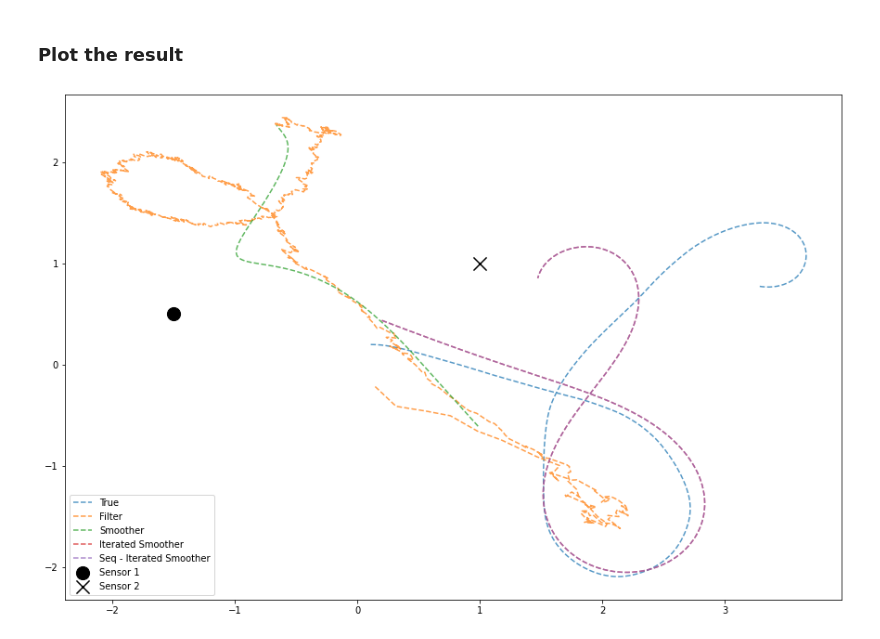
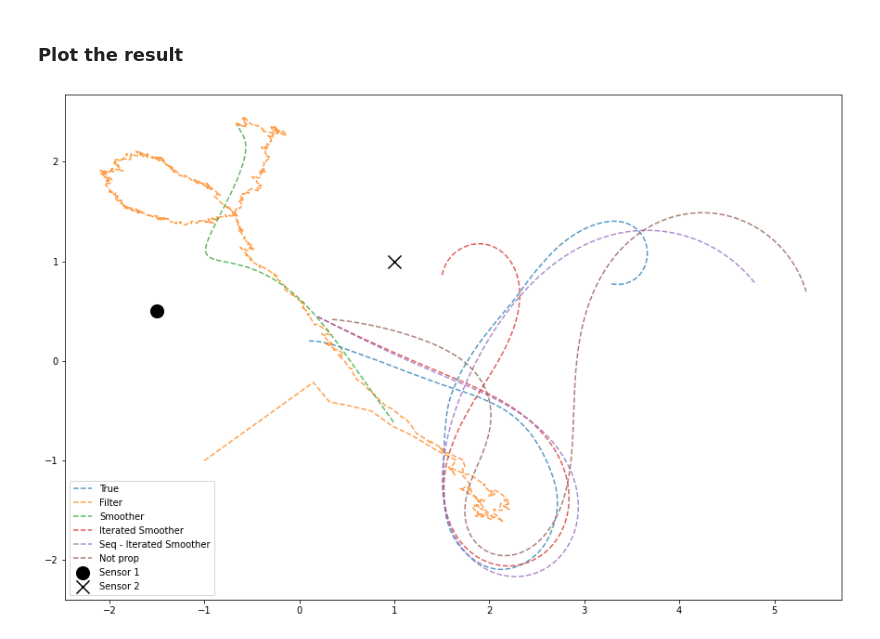
Before and after one commit to EEA-sensors/parallel-non-linear-gaussian-smoothers, a Jupyter notebook: notebooks/cubature_example.ipynb, the cells around one changed output. Drawn from its saved outputs; the diff is of its cells as text; code cells hidden in the pictures.

Commit message:
Added loglikelihood for the sequential methods + added possibility of not propagating initial step + corrected linearization at initial step

```diff
--- a/notebooks/cubature_example.ipynb
+++ b/notebooks/cubature_example.ipynb
@@ -49,7 +51,7 @@ initial_guess = MVNormalParameters(m, P)
 # %% [markdown]
 Run the filter
 # %%
-initial_states = MVNormalParameters(jnp.zeros((T, 5)), jnp.repeat(jnp.eye(5).reshape(1, 5, 5), T, axis=0))
+initial_states = MVNormalParameters(jnp.zeros((T+1, 5)), jnp.repeat(jnp.eye(5).reshape(1, 5, 5), T+1, axis=0))
 # %%
 vec_transition_function = jnp.vectorize(transition_function, signature="(m)->(m)")
 vec_observation_function = jnp.vectorize(observation_function, signature="(m)->(d)")
@@ -73,7 +75,7 @@ iterated_smoothed_trajectories = icks(initial_guess,
                                       vec_observation_function,
                                       R,
                                       initial_states,
-                                      n_iter=100)
+                                      n_iter=15)
 # %% [markdown]
 ### For comparison we can run the sequential iterated smoother too
 # %%
@@ -83,13 +85,20 @@ seq_iterated_smoothed_trajectories = seq_icks(initial_guess,
                                               Q,
                                               vec_observation_function,
                                               R,
-                                              initial_states,
-                                              n_iter=100)
+                                              n_iter=15, propagate_first=False)
+# %%
+not_prop_iterated_smoothed_trajectories = icks(initial_guess,
+                                              observations,
+                                              vec_transition_function,
+                                              Q,
+                                              vec_observation_function,
+                                              R,
+                                              n_iter=100, propagate_first=False)
 # %% [markdown]
 ### Plot the result
 # %%
-plot_bearings([true_states, filtered.mean, smoothed.mean, iterated_smoothed_trajectories.mean, seq_iterated_smoothed_trajectories.mean],
-              ["True", "Filter", "Smoother", "Iterated Smoother", "Seq - Iterated Smoother"],
+plot_bearings([true_states, filtered.mean, smoothed.mean, iterated_smoothed_trajectories.mean, seq_iterated_smoothed_trajectories.mean, not_prop_iterated_smoothed_trajectories.mean],
+              ["True", "Filter", "Smoother", "Iterated Smoother", "Seq - Iterated Smoother", "Not prop"],
               s1, s2, figsize=(15, 10), quiver=False)
 # %% [output]
-[figure, old version]
+[figure, new version]
```
Also changed, not shown: parts of 2 cells of this notebook, 9 other files.
